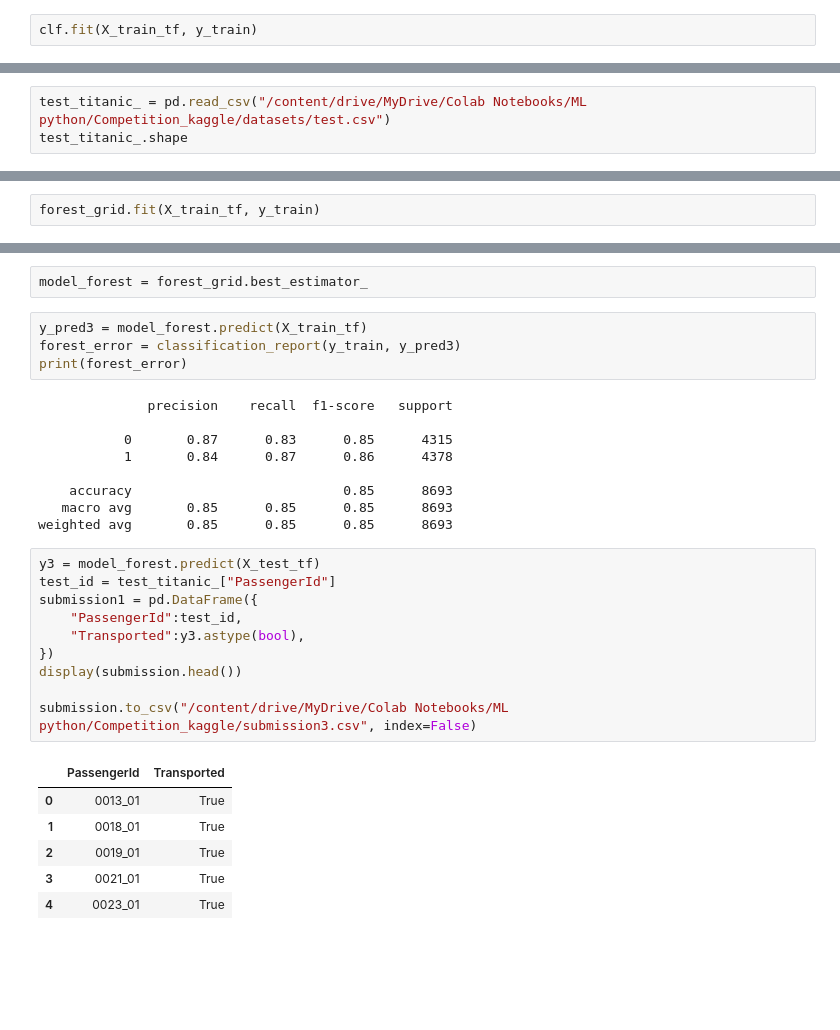
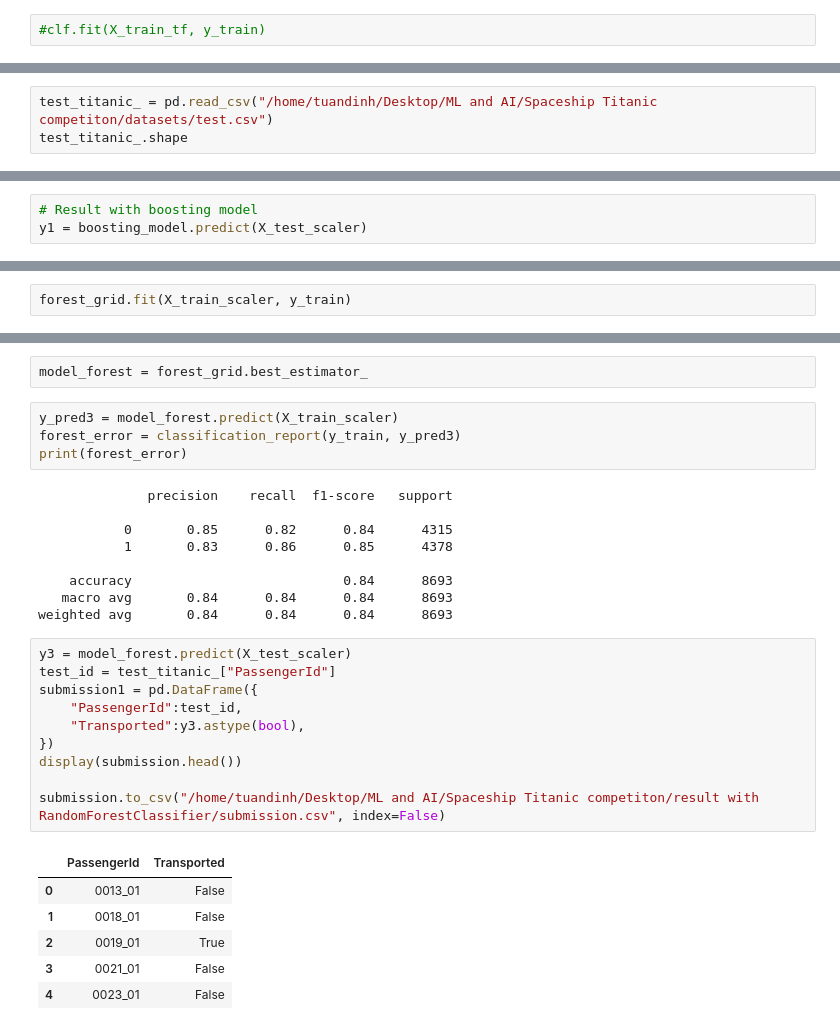
Before and after one commit to denotevn/Spaceship_titanic_competiton, a Jupyter notebook: finished_model.ipynb, the cells around one changed output, grey strips where cells are left out. Drawn from its saved outputs; the diff is of its cells as text; blank space fills up the shorter version.

```diff
--- a/finished_model.ipynb
+++ b/finished_model.ipynb
@@ -411,2 +387,2 @@ clf = StackingClassifier(estimators=estimators, final_estimator=LogisticRegressi
 # %%
-clf.fit(X_train_tf, y_train)
+#clf.fit(X_train_tf, y_train)
@@ -445,5 +394,5 @@ weighted avg       0.82      0.82      0.82      8693
 # %%
-test_titanic_ = pd.read_csv("/content/drive/MyDrive/Colab Notebooks/ML python/Competition_kaggle/datasets/test.csv")
+test_titanic_ = pd.read_csv("/home/tuandinh/Desktop/ML and AI/Spaceship Titanic competiton/datasets/test.csv")
 test_titanic_.shape
 # %% [output]
 (4277, 13)
@@ -453,3 +399,6 @@ y2 = clf.predict(X_test_tf)
+# %%
+# Result with boosting model
+y1 = boosting_model.predict(X_test_scaler)
 # %%
 result = pd.DataFrame(y1, columns=["Transported"])
 result.shape
@@ -508,6 +436,6 @@ forest_classifier = RandomForestClassifier(random_state=42)
 forest_grid = RandomizedSearchCV(forest_classifier, param_distributions=forest_param_grid,
                                  n_iter=25, cv = 10, verbose=2, random_state=42)
 # %%
-forest_grid.fit(X_train_tf, y_train)
+forest_grid.fit(X_train_scaler, y_train)
 # %% [output]
 Fitting 10 folds for each of 25 candidates, totalling 250 fits
@@ -559,32 +471,32 @@ RandomForestClassifier(max_depth=10, random_state=42)
 # %%
 model_forest = forest_grid.best_estimator_
 # %%
-y_pred3 = model_forest.predict(X_train_tf)
+y_pred3 = model_forest.predict(X_train_scaler)
 forest_error = classification_report(y_train, y_pred3)
 print(forest_error)
 # %% [output]
               precision    recall  f1-score   support
 
-           0       0.87      0.83      0.85      4315
-           1       0.84      0.87      0.86      4378
+           0       0.85      0.82      0.84      4315
+           1       0.83      0.86      0.85      4378
 
-    accuracy                           0.85      8693
-   macro avg       0.85      0.85      0.85      8693
-weighted avg       0.85      0.85      0.85      8693
+    accuracy                           0.84      8693
+   macro avg       0.84      0.84      0.84      8693
+weighted avg       0.84      0.84      0.84      8693
 # %%
-y3 = model_forest.predict(X_test_tf)
+y3 = model_forest.predict(X_test_scaler)
 test_id = test_titanic_["PassengerId"]
 submission1 = pd.DataFrame({
     "PassengerId":test_id,
     "Transported":y3.astype(bool),
 })
 display(submission.head())
 
-submission.to_csv("/content/drive/MyDrive/Colab Notebooks/ML python/Competition_kaggle/submission3.csv", index=False)
+submission.to_csv("/home/tuandinh/Desktop/ML and AI/Spaceship Titanic competiton/result with RandomForestClassifier/submission.csv", index=False)
 # %% [output]
 |  | PassengerId | Transported |
-| 0 | 0013_01 | True |
-| 1 | 0018_01 | True |
+| 0 | 0013_01 | False |
+| 1 | 0018_01 | False |
 | 2 | 0019_01 | True |
-| 3 | 0021_01 | True |
-| 4 | 0023_01 | True |
+| 3 | 0021_01 | False |
+| 4 | 0023_01 | False |
```
Also changed, not shown: parts of 41 cells of this notebook, 5 other files.
